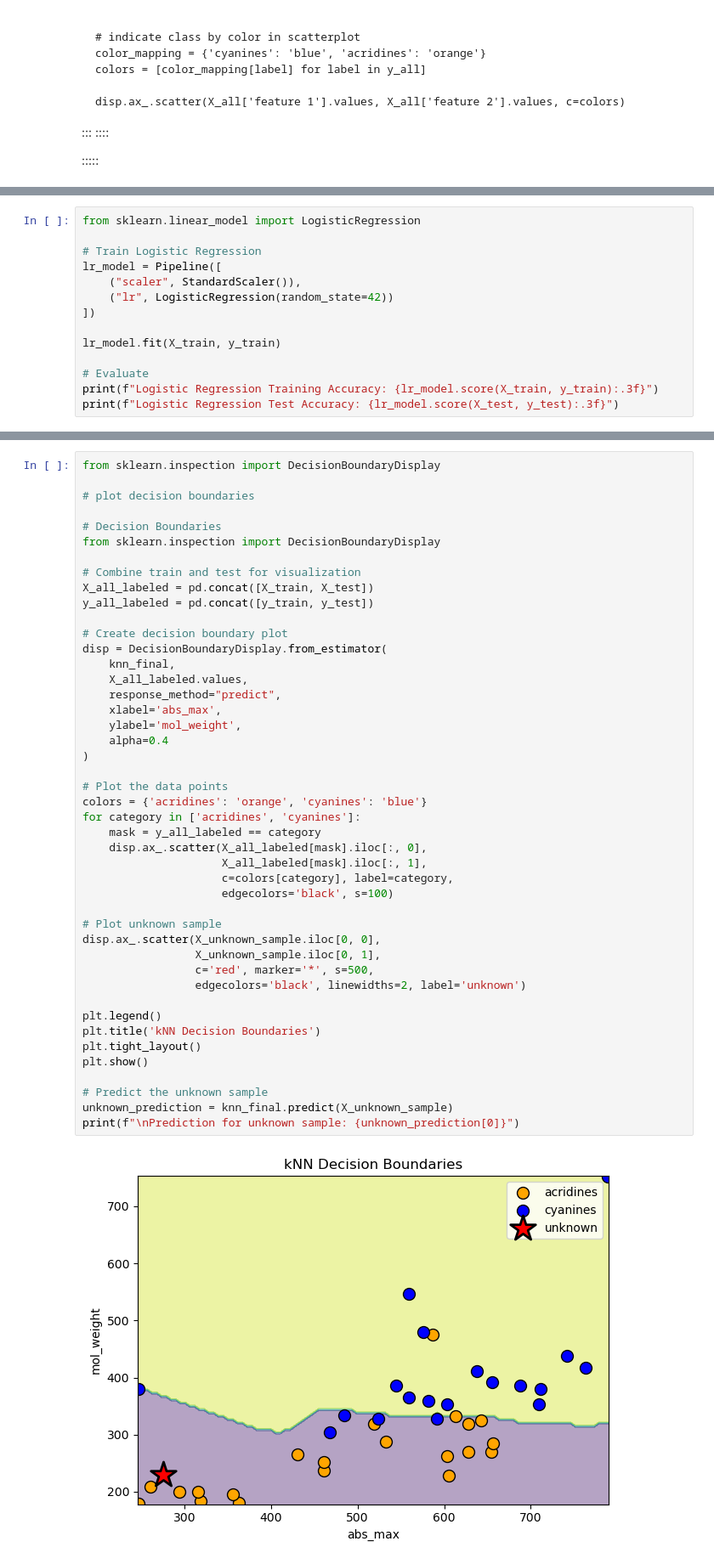
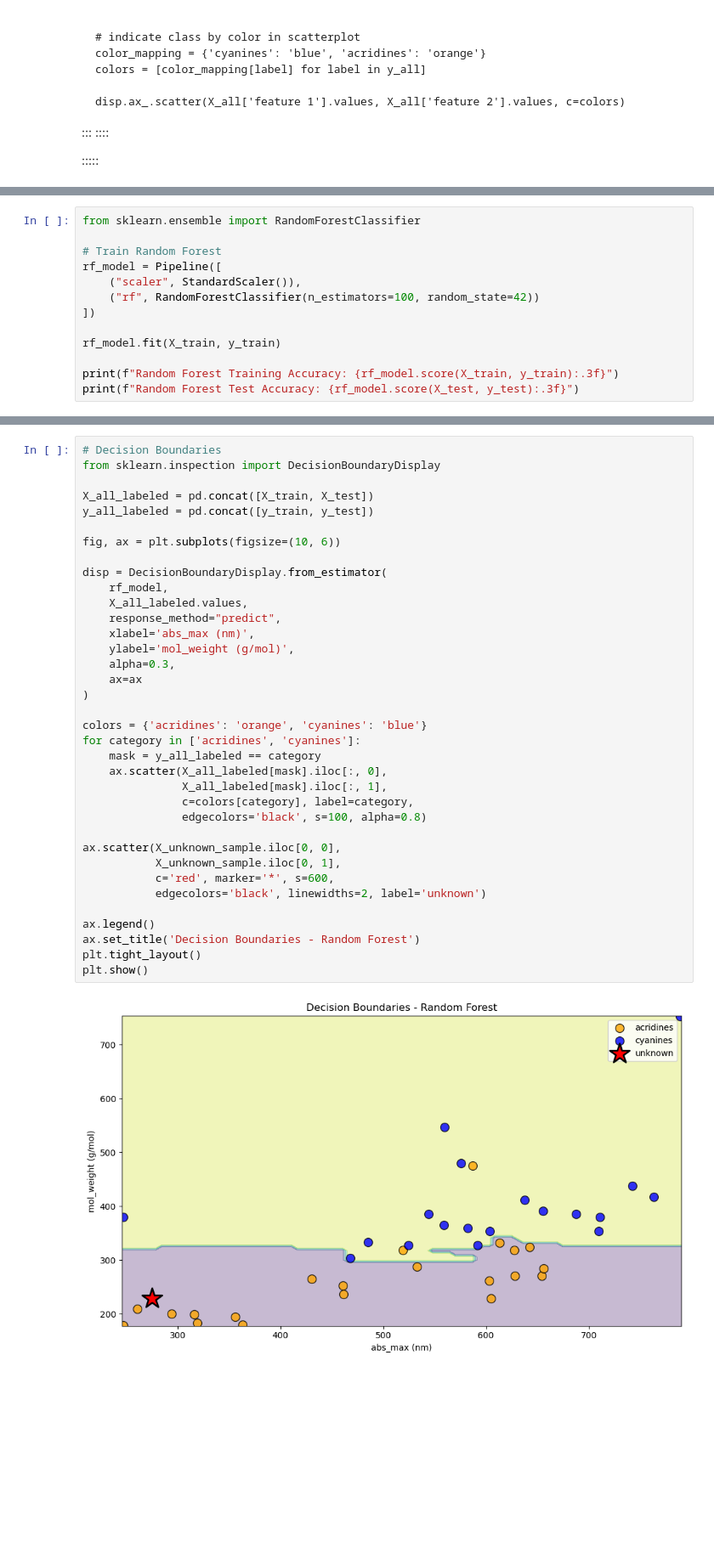
Before and after one commit to HatefRahimi/DigitalAlchemy, a Jupyter notebook: EX5/E06_classification_hands-on.ipynb, the cells around one changed output, grey strips where cells are left out. Shown: that part at 85% size. Saved outputs shown, nothing was run; the diff lists cells and outputs as text; blank space fills up the shorter version.

```diff
--- a/EX5/E06_classification_hands-on.ipynb
+++ b/EX5/E06_classification_hands-on.ipynb
@@ -415,15 +416,14 @@ from sklearn.linear_model import LogisticRegression
 # %%
-from sklearn.linear_model import LogisticRegression
+from sklearn.ensemble import RandomForestClassifier
 
-# Train Logistic Regression
-lr_model = Pipeline([
+# Train Random Forest
+rf_model = Pipeline([
     ("scaler", StandardScaler()),
-    ("lr", LogisticRegression(random_state=42))
+    ("rf", RandomForestClassifier(n_estimators=100, random_state=42))
 ])
 
-lr_model.fit(X_train, y_train)
+rf_model.fit(X_train, y_train)
 
-# Evaluate
-print(f"Logistic Regression Training Accuracy: {lr_model.score(X_train, y_train):.3f}")
-print(f"Logistic Regression Test Accuracy: {lr_model.score(X_test, y_test):.3f}")
+print(f"Random Forest Training Accuracy: {rf_model.score(X_train, y_train):.3f}")
+print(f"Random Forest Test Accuracy: {rf_model.score(X_test, y_test):.3f}")
 # %% [output]
@@ -463,47 +448,38 @@ Final kNN Test Accuracy: 0.875
 # %%
-from sklearn.inspection import DecisionBoundaryDisplay
-
-# plot decision boundaries
-
 # Decision Boundaries
 from sklearn.inspection import DecisionBoundaryDisplay
 
-# Combine train and test for visualization
 X_all_labeled = pd.concat([X_train, X_test])
 y_all_labeled = pd.concat([y_train, y_test])
 
-# Create decision boundary plot
+fig, ax = plt.subplots(figsize=(10, 6))
+
 disp = DecisionBoundaryDisplay.from_estimator(
-    knn_final,
+    rf_model,
     X_all_labeled.values,
     response_method="predict",
-    xlabel='abs_max',
-    ylabel='mol_weight',
-    alpha=0.4
+    xlabel='abs_max (nm)',
+    ylabel='mol_weight (g/mol)',
+    alpha=0.3,
+    ax=ax
 )
 
-# Plot the data points
 colors = {'acridines': 'orange', 'cyanines': 'blue'}
 for category in ['acridines', 'cyanines']:
     mask = y_all_labeled == category
-    disp.ax_.scatter(X_all_labeled[mask].iloc[:, 0],
-                     X_all_labeled[mask].iloc[:, 1],
-                     c=colors[category], label=category,
-                     edgecolors='black', s=100)
+    ax.scatter(X_all_labeled[mask].iloc[:, 0],
+               X_all_labeled[mask].iloc[:, 1],
+               c=colors[category], label=category,
+               edgecolors='black', s=100, alpha=0.8)
 
-# Plot unknown sample
-disp.ax_.scatter(X_unknown_sample.iloc[0, 0],
-                 X_unknown_sample.iloc[0, 1],
-                 c='red', marker='*', s=500,
-                 edgecolors='black', linewidths=2, label='unknown')
+ax.scatter(X_unknown_sample.iloc[0, 0],
+           X_unknown_sample.iloc[0, 1],
+           c='red', marker='*', s=600,
+           edgecolors='black', linewidths=2, label='unknown')
 
-plt.legend()
-plt.title('kNN Decision Boundaries')
+ax.legend()
+ax.set_title('Decision Boundaries - Random Forest')
 plt.tight_layout()
 plt.show()
-
-# Predict the unknown sample
-unknown_prediction = knn_final.predict(X_unknown_sample)
-print(f"\nPrediction for unknown sample: {unknown_prediction[0]}")
 # %% [output]
-[figure, old version]
+[figure, new version]
```
Also changed, not shown: parts of 5 cells of this notebook.
